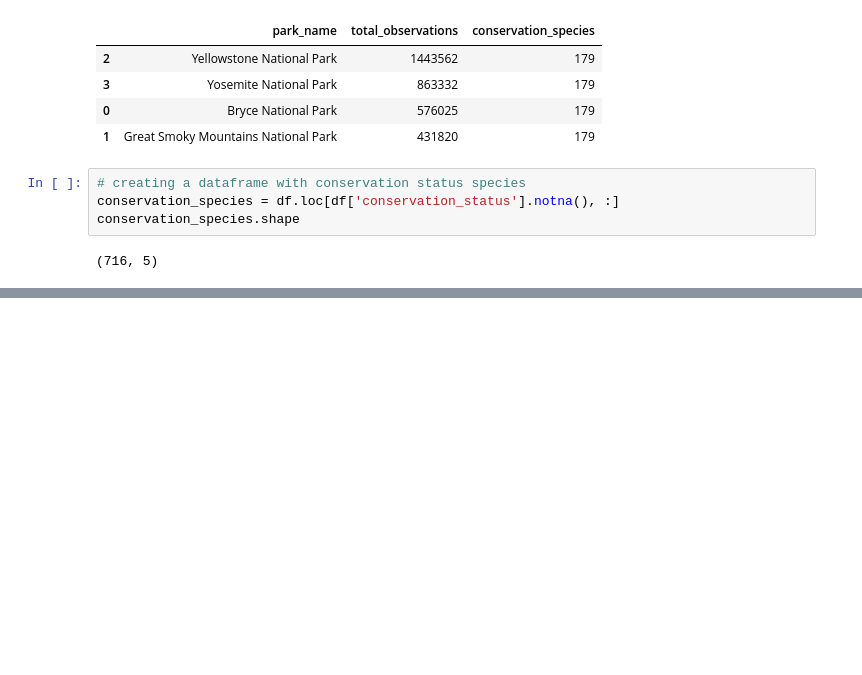
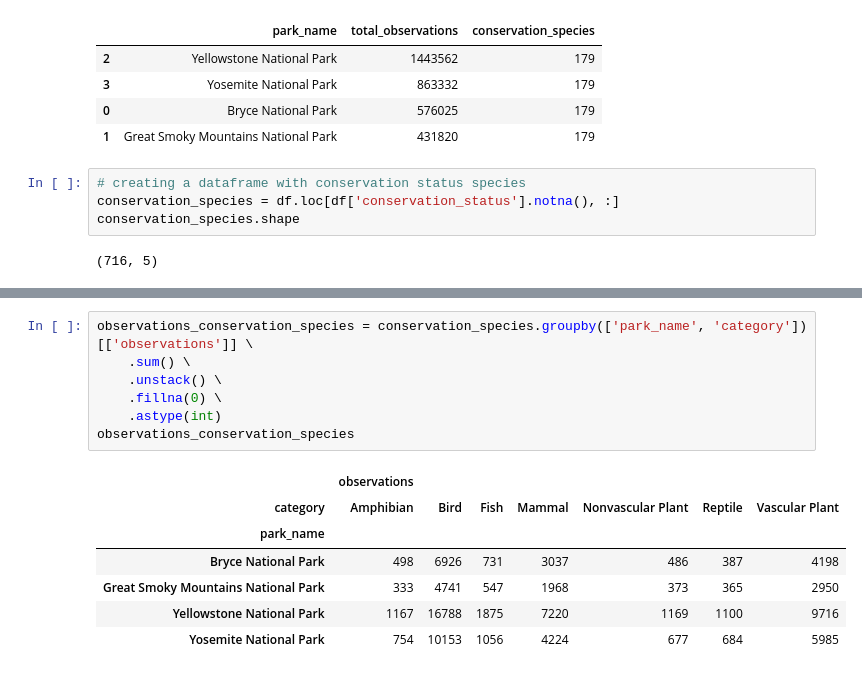
Before and after one commit to 7086600/biodiversity_project, a Jupyter notebook: biodiversity.ipynb, the cells around one changed output, grey strips where cells are left out. Drawn from its saved outputs; the diff is of its cells as text; blank space fills up the shorter version.

```diff
--- a/biodiversity.ipynb
+++ b/biodiversity.ipynb
@@ -486,0 +496,15 @@ conservation_species.shape
+# %%
+observations_conservation_species = conservation_species.groupby(['park_name', 'category'])[['observations']] \
+    .sum() \
+    .unstack() \
+    .fillna(0) \
+    .astype(int)
+observations_conservation_species
+# %% [output]
+|  | observations |  |  |  |  |  |  |
+| category | Amphibian | Bird | Fish | Mammal | Nonvascular Plant | Reptile | Vascular Plant |
+| park_name |  |  |  |  |  |  |  |
+| Bryce National Park | 498 | 6926 | 731 | 3037 | 486 | 387 | 4198 |
+| Great Smoky Mountains National Park | 333 | 4741 | 547 | 1968 | 373 | 365 | 2950 |
+| Yellowstone National Park | 1167 | 16788 | 1875 | 7220 | 1169 | 1100 | 9716 |
+| Yosemite National Park | 754 | 10153 | 1056 | 4224 | 677 | 684 | 5985 |
```
Also changed, not shown: parts of 4 cells of this notebook.
